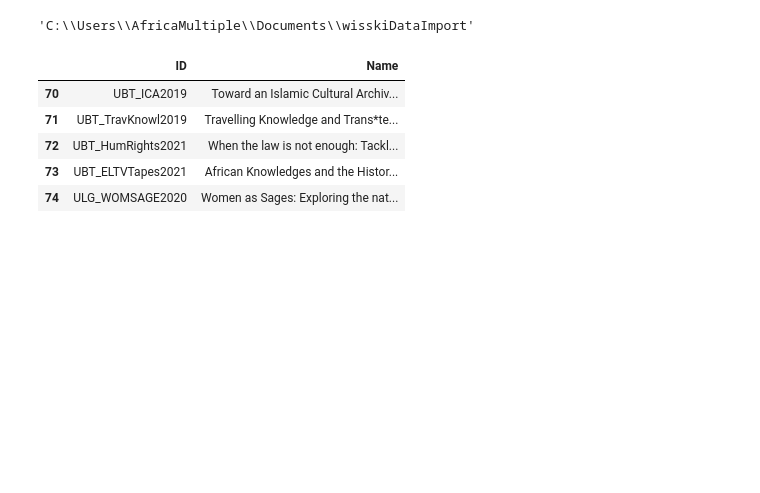
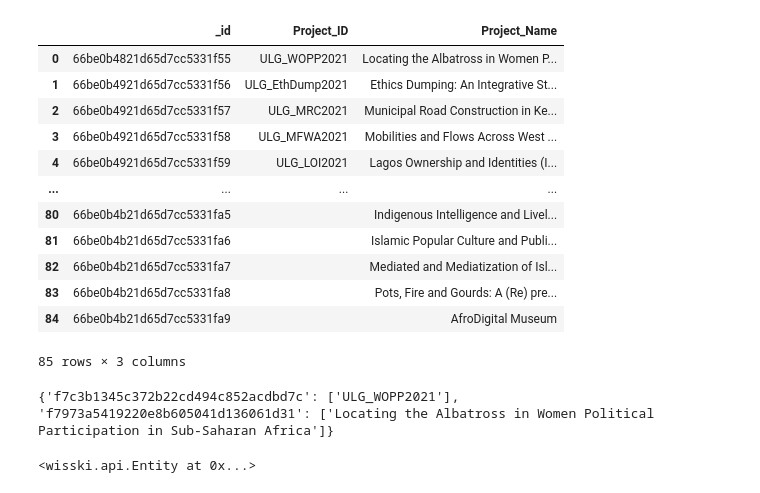
Before and after one commit to AM-Digital-Research-Environment/WissKICV, a Jupyter notebook: vocabs/Project.ipynb, the cells around one changed output. Cells and saved outputs as stored; diff of their text form; code cells hidden in the pictures; blank space fills up the shorter version.

```diff
--- a/vocabs/Project.ipynb
+++ b/vocabs/Project.ipynb
@@ -1,7 +1 @@
-# %%
-import os
-os.chdir("C:\\Users\\AfricaMultiple\\Documents\\wisskiDataImport")
-os.getcwd()
-# %% [output]
-'C:\\Users\\AfricaMultiple\\Documents\\wisskiDataImport'
 # %%
@@ -17,13 +11,33 @@ api.pathbuilders = ['amo_ecrm__v01_dev_pb']
 # %%
-project = pd.read_excel(r"C:\Users\AfricaMultiple\Filr\Net Folders\Group\ug_amds\20 WissKI\WissKI_89\projIDs20240603.xlsx", sheet_name='CleanList')
-# project.columns = project.iloc[0,:]
-# project = project.drop(0).reset_index(drop=True)
-project.tail()
+client = MongoClient("mongodb://***REMOVED***:***REMOVED***/?authMechanism=DEFAULT")
+db = client["dev"]
+collection = db["projectInfo"]
+projects = pd.json_normalize(collection.find({},{'Project_ID': 1, 'Project_Name': 1}))
+projects = projects.fillna("")
+projects
 # %% [output]
-|  | ID | Name |
-| 70 | UBT_ICA2019 | Toward an Islamic Cultural Archiv... |
-| 71 | UBT_TravKnowl2019 | Travelling Knowledge and Trans*te... |
-| 72 | UBT_HumRights2021 | When the law is not enough: Tackl... |
-| 73 | UBT_ELTVTapes2021 | African Knowledges and the Histor... |
-| 74 | ULG_WOMSAGE2020 | Women as Sages: Exploring the nat... |
+|  | _id | Project_ID | Project_Name |
+| 0 | 66be0b4821d65d7cc5331f55 | ULG_WOPP2021 | Locating the Albatross in Women P... |
+| 1 | 66be0b4921d65d7cc5331f56 | ULG_EthDump2021 | Ethics Dumping: An Integrative St... |
+| 2 | 66be0b4921d65d7cc5331f57 | ULG_MRC2021 | Municipal Road Construction in Ke... |
+| 3 | 66be0b4921d65d7cc5331f58 | ULG_MFWA2021 | Mobilities and Flows Across West ... |
+| 4 | 66be0b4921d65d7cc5331f59 | ULG_LOI2021 | Lagos Ownership and Identities (I... |
+| ... | ... | ... | ... |
+| 80 | 66be0b4b21d65d7cc5331fa5 |  | Indigenous Intelligence and Livel... |
+| 81 | 66be0b4b21d65d7cc5331fa6 |  | Islamic Popular Culture and Publi... |
+| 82 | 66be0b4b21d65d7cc5331fa7 |  | Mediated and Mediatization of Isl... |
+| 83 | 66be0b4b21d65d7cc5331fa8 |  | Pots, Fire and Gourds: A (Re) pre... |
+| 84 | 66be0b4b21d65d7cc5331fa9 |  | AfroDigital Museum |
+85 rows × 3 columns
+# %%
+# Test
+
+project_value = {"f7c3b1345c372b22cd494c852acdbd7c" : [projects['Project_ID'][0]],
+                 "f7973a5419220e8b605041d136061d31" : [projects['Project_Name'][0]]}
+print(project_value)
+project_entity = Entity(api=api, fields=project_value, bundle_id = "ba1e7af833adef9939211124f902b3b3")
+api.save(project_entity)
+# %% [output]
+{'f7c3b1345c372b22cd494c852acdbd7c': ['ULG_WOPP2021'], 'f7973a5419220e8b605041d136061d31': ['Locating the Albatross in Women Political Participation in Sub-Saharan Africa']}
+<wisski.api.Entity at 0x...>
 # %%
```
Also changed, not shown: parts of 4 cells of this notebook, 8 other files.
